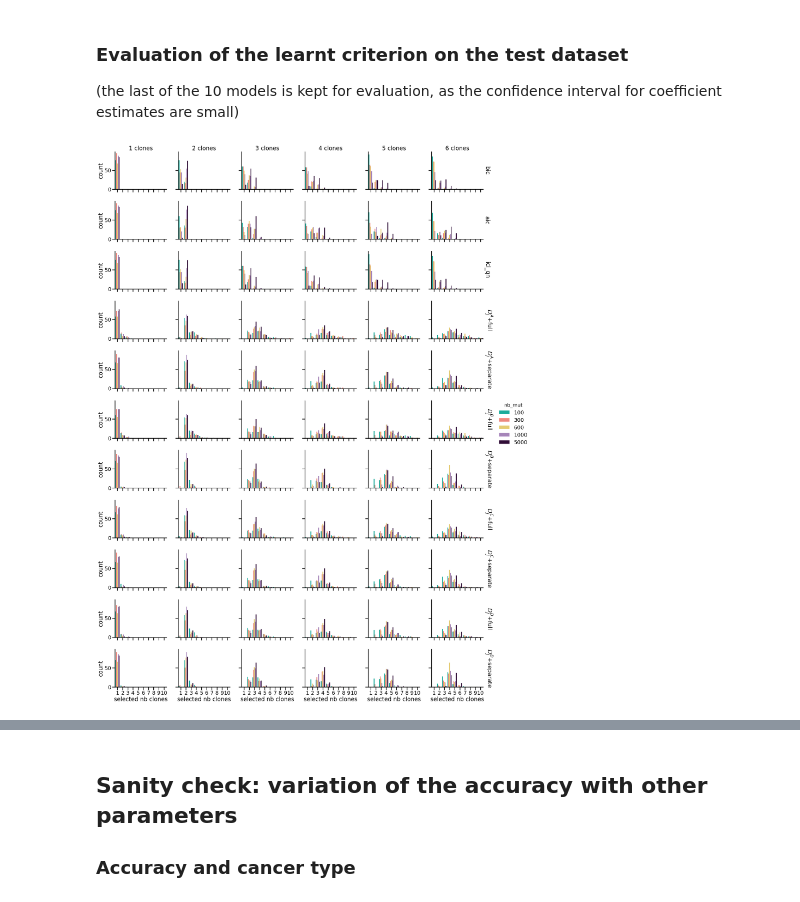
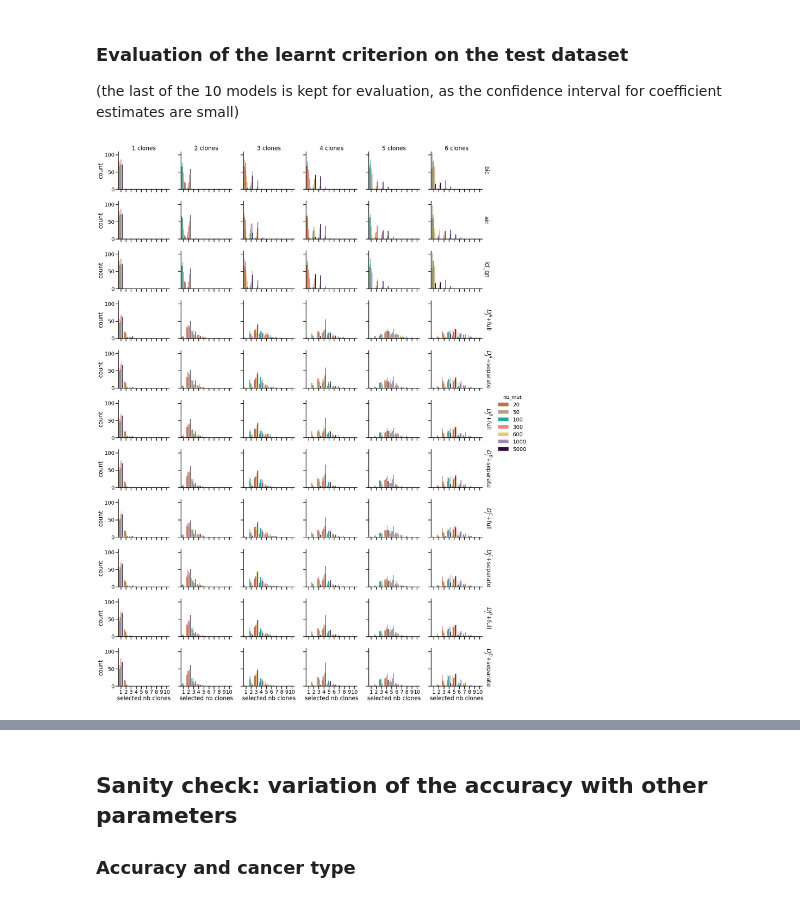
Before and after one commit to judithabk6/Clonesig_analysis, a Jupyter notebook: paper_notebooks/model_selection_criterion_learning.ipynb, the cells around one changed output, grey strips where cells are left out. Drawn from its saved outputs; the diff is of its cells as text; code cells hidden in the pictures.

```diff
--- a/paper_notebooks/model_selection_criterion_learning.ipynb
+++ b/paper_notebooks/model_selection_criterion_learning.ipynb
@@ -222,0 +253,3 @@ big_df_cancer_type.sample(10)
+# %%
+simu = pd.read_csv('20200222_clonesig_model_selection_criterion.csv', sep='\t')
+len(simu[simu.nb_sig==65]), len(simu[simu.nb_sig==47]), len(simu[simu.nb_sig<47])
@@ -225,7 +260,7 @@ np.random.seed(0)
 coef_df_list = list()
 for repet in range(10):
     print(repet)
-    simu = pd.read_csv('20190611_clonesig_model_selection_criterion.csv', sep='\t')
+    simu = pd.read_csv('20200222_clonesig_model_selection_criterion.csv', sep='\t')
     simu = simu.assign(true_loglikelihood=simu.apply(lambda x: x['ll_{}'.format(int(x['nb_clones']))], axis=1))
     combis = simu[['cancer_type', 'nb_mut', 'nb_clones', 'perc_diploid']].drop_duplicates()
     combis = combis.assign(split=np.random.choice(['test', 'train'], p=[0.2, 0.8], size=len(combis)))
@@ -268,12 +303,15 @@ for repet in range(10):
     usable_simus = usable_simus.assign(posneg=np.random.choice([1, -1], p=[0.5, 0.5], size=len(usable_simus)))
 
     simu_dict = {'full': usable_simus.copy(),
+                 'full47': usable_simus[usable_simus.nb_sig<=47],
                  '65sigs': usable_simus[usable_simus.nb_sig==65],
-                 'submu': usable_simus[usable_simus.nb_sig!=65]}
+                 '47sigs': usable_simus[usable_simus.nb_sig==47],
+                 'submu': usable_simus[usable_simus.nb_sig<47]}
     pen_shapes = ['D_cn_nb_sig_lnN', 'D_nocn_nb_sig_lnN', 'D_cn_dof_lnN',
                   'D_nocn_dof_lnN']
     coef_df = pd.DataFrame(index=simu_dict.keys(), columns=pen_shapes)
     for learn_set in simu_dict.keys():
+        print(learn_set)
         for pen_shape in pen_shapes:
             sim = simu_dict[learn_set]
             wrong_simus = sim[sim.nb_clones!=sim.fitted_nb_clones]
@@ -335,10 +384,11 @@ def get_result(x, pen_shape, strategy):
         D = (x['dof']+1) * np.log(x['nb_mut'])
 
     if strategy=='full':
-        coef_dict = {int(x['nb_sig']): coef_df.loc[strategy, pen_shape]}
+        coef_dict = {int(x['nb_sig']): coef_df.loc['full47', pen_shape]}
     else:
         coef_dict = {int(x['nb_sig']): coef_df.loc['submu', pen_shape]}
         coef_dict[65] = coef_df.loc['65sigs', pen_shape]
+        coef_dict[47] = coef_df.loc['47sigs', pen_shape]
     return np.argmax([x['ll_{}'.format(i)] + coef_dict[int(x['nb_sig'])] * i * D  for i in range(1, 11)])+1
 
 for pen_shape in pen_shapes:
@@ -347,7 +397,7 @@ for pen_shape in pen_shapes:
             return get_result(x, pen_shape, strategy)
         big_simu = big_simu.assign(**{'{}+{}'.format(pen_shape, strategy): big_simu.apply(spe_func, axis=1)})
 # %%
-big_table = pd.melt(big_simu, id_vars=['cancer_type', 'perc_diploid', 'nb_sig',
+big_table = pd.melt(big_simu[big_simu.nb_sig!=65], id_vars=['cancer_type', 'perc_diploid', 'nb_sig',
                                       'nb_clones', 'nb_mut',
                                       'min_dist', 'max_dist', 'avg_dist',
                                       'avg_major_cn', 'actual_perc_diploid',
@@ -357,19 +407,19 @@ big_table = pd.melt(big_simu, id_vars=['cancer_type', 'perc_diploid', 'nb_sig',
                     ['{}+{}'.format(pen_shape, strategy) for pen_shape in pen_shapes for strategy in ('full', 'separate')],
                    var_name='method', value_name='selected nb clones')
 # %%
-colors = ["turquoise", "salmon", "light mustard", "wisteria", "dark purple"]
+colors = ["terracota", "taupe", "turquoise", "salmon", "light mustard", "wisteria", "dark purple"]
 pal = sns.xkcd_palette(colors)
 sns.set_context("poster")
 
 big_table=big_table.assign(method=big_table.method.str.replace('D_cn_nb_sig_lnN', '$D_J^A$').str.replace('D_nocn_nb_sig_lnN', '$D_J^B$').str.replace('D_cn_dof_lnN', '$D_J^C$').str.replace('D_nocn_dof_lnN', '$D_J^D$'))
 g = sns.catplot(data=big_table[(big_table.split=='test')&((big_table.method.isin(['bic', 'aic', 'icl_qn'])|(big_table.method.str.contains('\+'))))], x="selected nb clones", col="nb_clones",
                 row="method", hue='nb_mut', margin_titles=True, kind="count", palette=pal, height=3, aspect=1.3)
 for row in g.axes:
     row[-1].texts = []
 g = g.set_titles(col_template='{col_name} clones', row_template='{row_name}')
-plt.savefig('20190801_paper_figures/repartition_nb_clones_criterion_test.pdf', bbox_inches='tight')
+plt.savefig('20200222_paper_figures/repartition_nb_clones_criterion_test.pdf', bbox_inches='tight')
 # %% [output]
-[figure, old version]
+[figure, new version]
 # %%
 big_table = big_table.assign(ok=big_table.nb_clones==big_table['selected nb clones'])
 fig, ax=plt.subplots(figsize=(10, 7))
```
Also changed, not shown: parts of 13 cells of this notebook, 59 other files.
